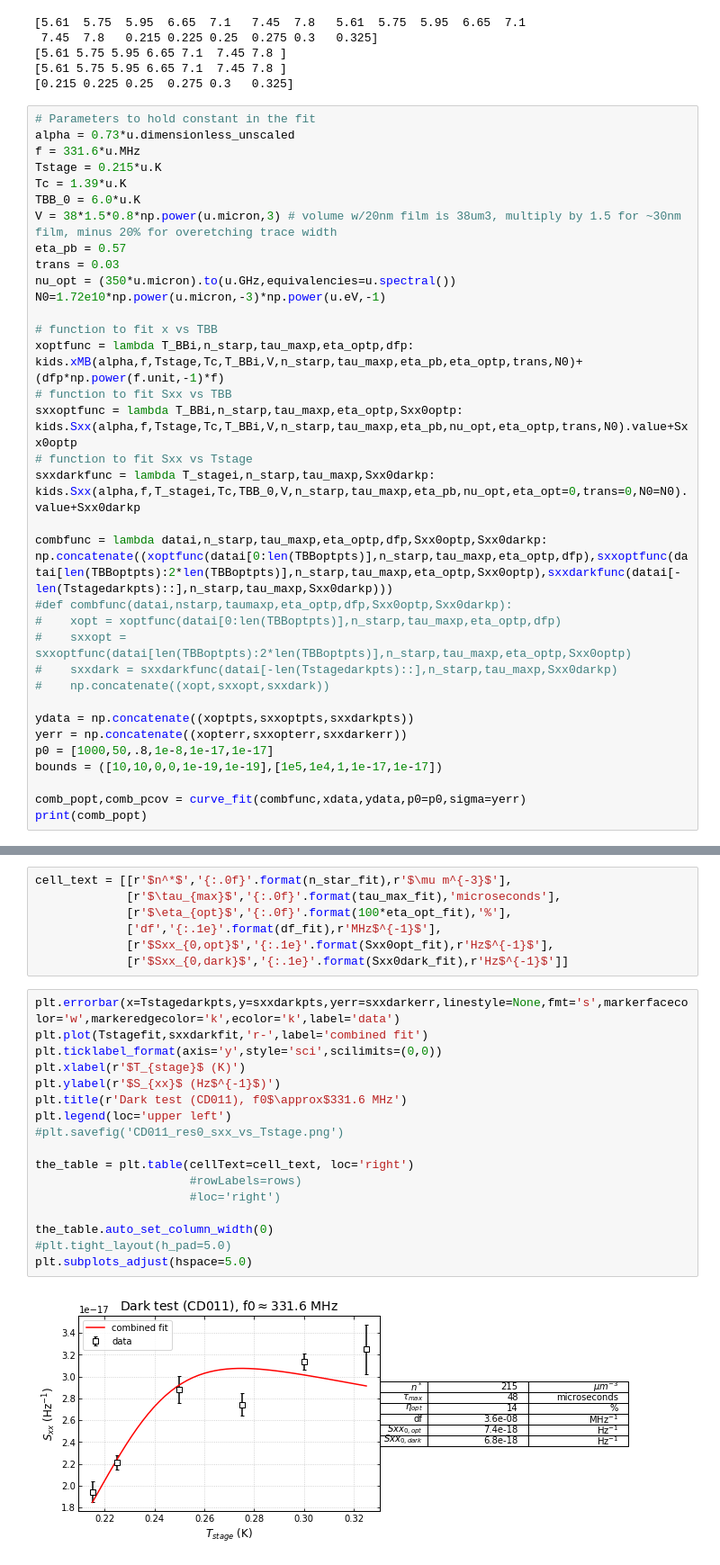
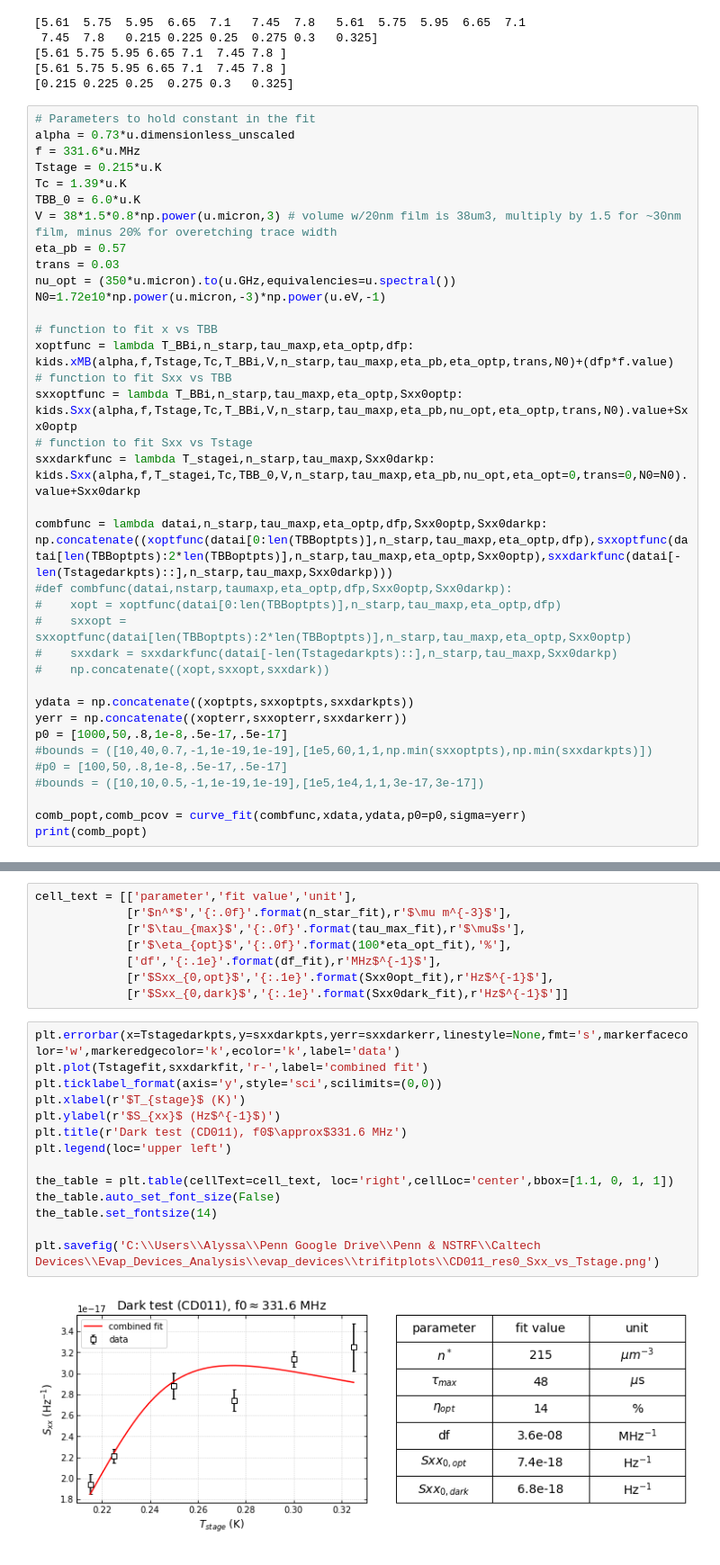
Before and after one commit to jaguirre/STARsoft, a Jupyter notebook: Python/Evap_devices_dark+optical.ipynb, the cells around one changed output, grey strips where cells are left out. Shown: that part at 90% size. Saved outputs shown, nothing was run; the diff lists cells and outputs as text.

Commit message:
adding breakout and parameter table to simultaneous fit plots

```diff
--- a/Python/Evap_devices_dark+optical.ipynb
+++ b/Python/Evap_devices_dark+optical.ipynb
@@ -98,7 +98,7 @@ nu_opt = (350*u.micron).to(u.GHz,equivalencies=u.spectral())
 N0=1.72e10*np.power(u.micron,-3)*np.power(u.eV,-1)
 
 # function to fit x vs TBB
-xoptfunc = lambda T_BBi,n_starp,tau_maxp,eta_optp,dfp: kids.xMB(alpha,f,Tstage,Tc,T_BBi,V,n_starp,tau_maxp,eta_pb,eta_optp,trans,N0)+(dfp*np.power(f.unit,-1)*f)
+xoptfunc = lambda T_BBi,n_starp,tau_maxp,eta_optp,dfp: kids.xMB(alpha,f,Tstage,Tc,T_BBi,V,n_starp,tau_maxp,eta_pb,eta_optp,trans,N0)+(dfp*f.value)
 # function to fit Sxx vs TBB
 sxxoptfunc = lambda T_BBi,n_starp,tau_maxp,eta_optp,Sxx0optp: kids.Sxx(alpha,f,Tstage,Tc,T_BBi,V,n_starp,tau_maxp,eta_pb,nu_opt,eta_optp,trans,N0).value+Sxx0optp
 # function to fit Sxx vs Tstage
@@ -113,8 +113,10 @@ combfunc = lambda datai,n_starp,tau_maxp,eta_optp,dfp,Sxx0optp,Sxx0darkp: np.con
 
 ydata = np.concatenate((xoptpts,sxxoptpts,sxxdarkpts))
 yerr = np.concatenate((xopterr,sxxopterr,sxxdarkerr))
-p0 = [1000,50,.8,1e-8,1e-17,1e-17]
-bounds = ([10,10,0,0,1e-19,1e-19],[1e5,1e4,1,1e-17,1e-17])
+p0 = [1000,50,.8,1e-8,.5e-17,.5e-17]
+#bounds = ([10,40,0.7,-1,1e-19,1e-19],[1e5,60,1,1,np.min(sxxoptpts),np.min(sxxdarkpts)])
+#p0 = [100,50,.8,1e-8,.5e-17,.5e-17]
+#bounds = ([10,10,0.5,-1,1e-19,1e-19],[1e5,1e4,1,1,3e-17,3e-17])
 
 comb_popt,comb_pcov = curve_fit(combfunc,xdata,ydata,p0=p0,sigma=yerr)
 print(comb_popt)
@@ -130,6 +139,7 @@ sxxoptfit = sxxoptfunc(TBBfit,n_star_fit,tau_max_fit,eta_opt_fit,Sxx0opt_fit)
 # %%
-cell_text = [[r'$n^*$','{:.0f}'.format(n_star_fit),r'$\mu m^{-3}$'],
-             [r'$\tau_{max}$','{:.0f}'.format(tau_max_fit),'microseconds'],
+cell_text = [['parameter','fit value','unit'],
+             [r'$n^*$','{:.0f}'.format(n_star_fit),r'$\mu m^{-3}$'],
+             [r'$\tau_{max}$','{:.0f}'.format(tau_max_fit),r'$\mu$s'],
              [r'$\eta_{opt}$','{:.0f}'.format(100*eta_opt_fit),'%'],
              ['df','{:.1e}'.format(df_fit),r'MHz$^{-1}$'],
              [r'$Sxx_{0,opt}$','{:.1e}'.format(Sxx0opt_fit),r'Hz$^{-1}$'],
@@ -137,22 +147,19 @@ cell_text = [[r'$n^*$','{:.0f}'.format(n_star_fit),r'$\mu m^{-3}$'],
 # %%
 plt.errorbar(x=Tstagedarkpts,y=sxxdarkpts,yerr=sxxdarkerr,linestyle=None,fmt='s',markerfacecolor='w',markeredgecolor='k',ecolor='k',label='data')
 plt.plot(Tstagefit,sxxdarkfit,'r-',label='combined fit')
 plt.ticklabel_format(axis='y',style='sci',scilimits=(0,0))
 plt.xlabel(r'$T_{stage}$ (K)')
 plt.ylabel(r'$S_{xx}$ (Hz$^{-1}$)')
 plt.title(r'Dark test (CD011), f0$\approx$331.6 MHz')
 plt.legend(loc='upper left')
-#plt.savefig('CD011_res0_sxx_vs_Tstage.png')
 
-the_table = plt.table(cellText=cell_text, loc='right')
-                      #rowLabels=rows)
-                      #loc='right')
+the_table = plt.table(cellText=cell_text, loc='right',cellLoc='center',bbox=[1.1, 0, 1, 1])
+the_table.auto_set_font_size(False)
+the_table.set_fontsize(14)
 
-the_table.auto_set_column_width(0)
-#plt.tight_layout(h_pad=5.0)
-plt.subplots_adjust(hspace=5.0)
+plt.savefig('C:\\Users\\Alyssa\\Penn Google Drive\\Penn & NSTRF\\Caltech Devices\\Evap_Devices_Analysis\\evap_devices\\trifitplots\\CD011_res0_Sxx_vs_Tstage.png')
 # %% [output]
-[figure, old version]
+[figure, new version]
 # %%
 plt.errorbar(x=Pincoptpts.value,y=xoptpts,yerr=xopterr,linestyle=None,fmt='s',markerfacecolor='w',markeredgecolor='k',ecolor='k',label='data')
 plt.plot(kids.TBB_to_Pinc(TBBfit,trans),xoptfit,'r-',label='combined fit')
```
Also changed, not shown: parts of 9 cells of this notebook, 1 other file.
